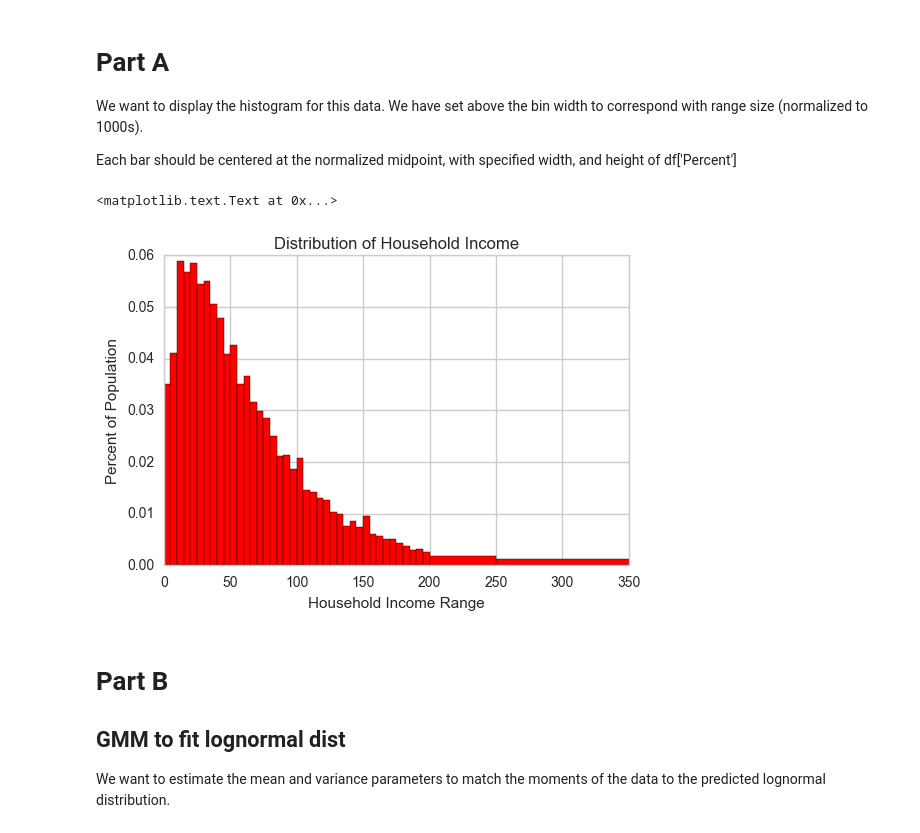
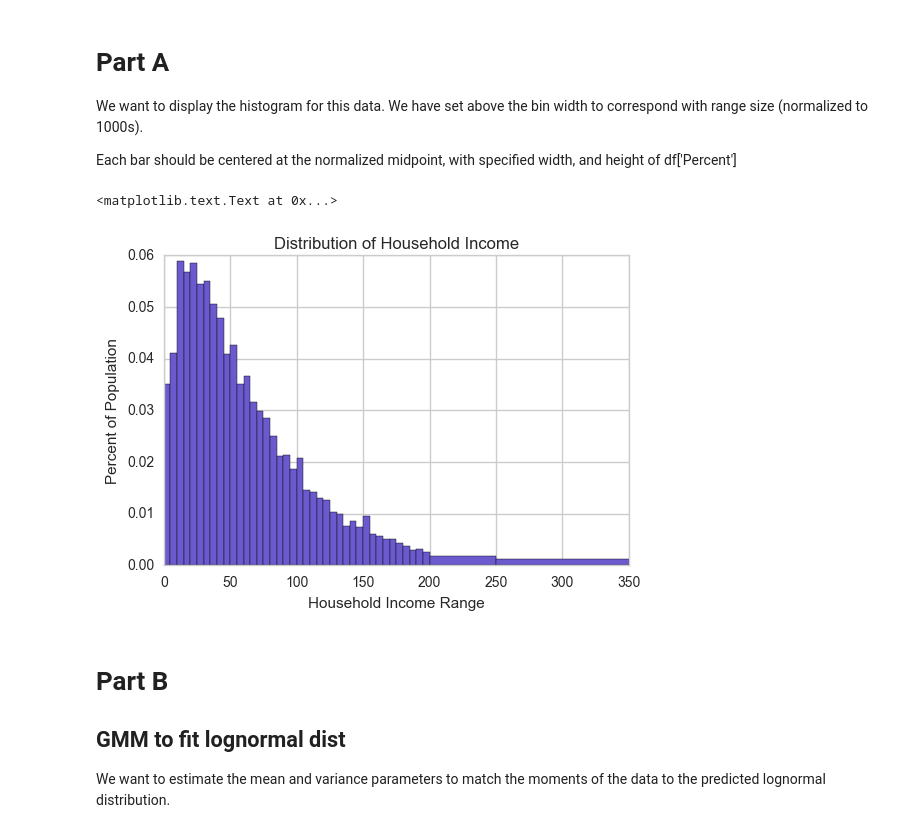
Before and after one commit to rickecon/StructEst_W17, a Jupyter notebook: Students/Olivia/PS4/PS4 Natan.ipynb, the cells around one changed output. Saved outputs shown, nothing was run; the diff lists cells and outputs as text; code cells hidden in the pictures.

```diff
--- a/Students/Olivia/PS4/PS4 Natan.ipynb
+++ b/Students/Olivia/PS4/PS4 Natan.ipynb
@@ -64,13 +64,13 @@ We want to display the histogram for this data. We have set above the bin width
 Each bar should be centered at the normalized midpoint, with specified width, and height of df['Percent']
 # %%
 fig, ax = plt.subplots()
-rects1 = ax.bar(df['bottom']/1000, df['percent_bar'], df['binwidth'], color='r')
+rects1 = ax.bar(df['bottom']/1000, df['percent_bar'], df['binwidth'], color='slateblue')
 ax.set_ylabel('Percent of Population')
 ax.set_xlabel('Household Income Range')
 ax.set_title('Distribution of Household Income')
 # %% [output]
 <matplotlib.text.Text at 0x...>
-[figure, old version]
+[figure, new version]
 # %% [markdown]
 # Part B
 
```
Also changed, not shown: parts of 19 cells of this notebook, 1 other file.
